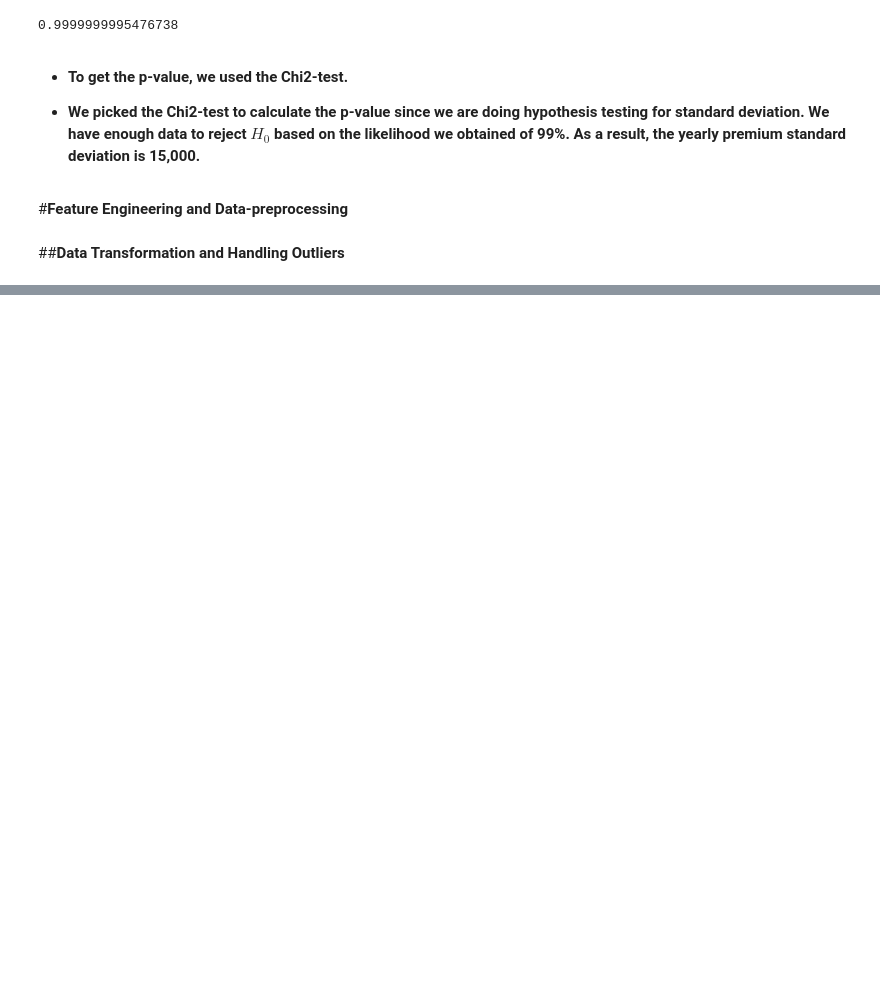
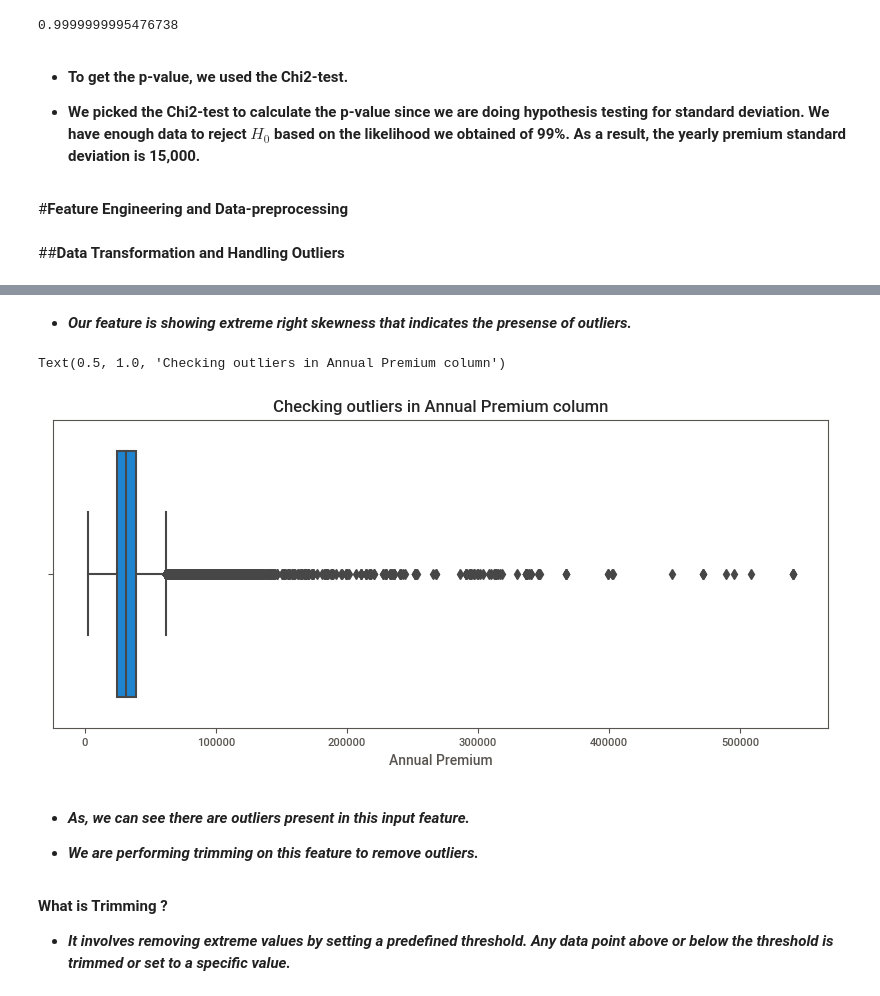
Before and after one commit to Sid-9823/Health-Insurance-Cross-Sell-Prediction, a Jupyter notebook: Health_Insurance_Cross_Sell_Prediction.ipynb, the cells around one changed output, grey strips where cells are left out. Cells and saved outputs as stored; diff of their text form; code cells hidden in the pictures; blank space fills up the shorter version.

```diff
--- a/Health_Insurance_Cross_Sell_Prediction.ipynb
+++ b/Health_Insurance_Cross_Sell_Prediction.ipynb
@@ -1215,0 +1193,20 @@ sns.boxplot(x=df['ap'])
+# %% [markdown]
+* ***Our feature is showing extreme right skewness that indicates the presense of outliers.***
+# %%
+# Plotting a boxplot to identify outliers.
+
+plt.figure(figsize=(10,4))
+sns.boxplot(x=df['ap'])
+plt.xlabel('Annual Premium')
+plt.title('Checking outliers in Annual Premium column')
+# %% [output]
+Text(0.5, 1.0, 'Checking outliers in Annual Premium column')
+[figure, added]
+# %% [markdown]
+* ***As, we can see there are outliers present in this input feature.***
+
+* ***We are performing trimming on this feature to remove outliers.***
+# %% [markdown]
+**What is Trimming ?**
+
+* ***It involves removing extreme values by setting a predefined threshold. Any data point above or below the threshold is trimmed or set to a specific value.***
```
Also changed, not shown: parts of 41 cells of this notebook.
